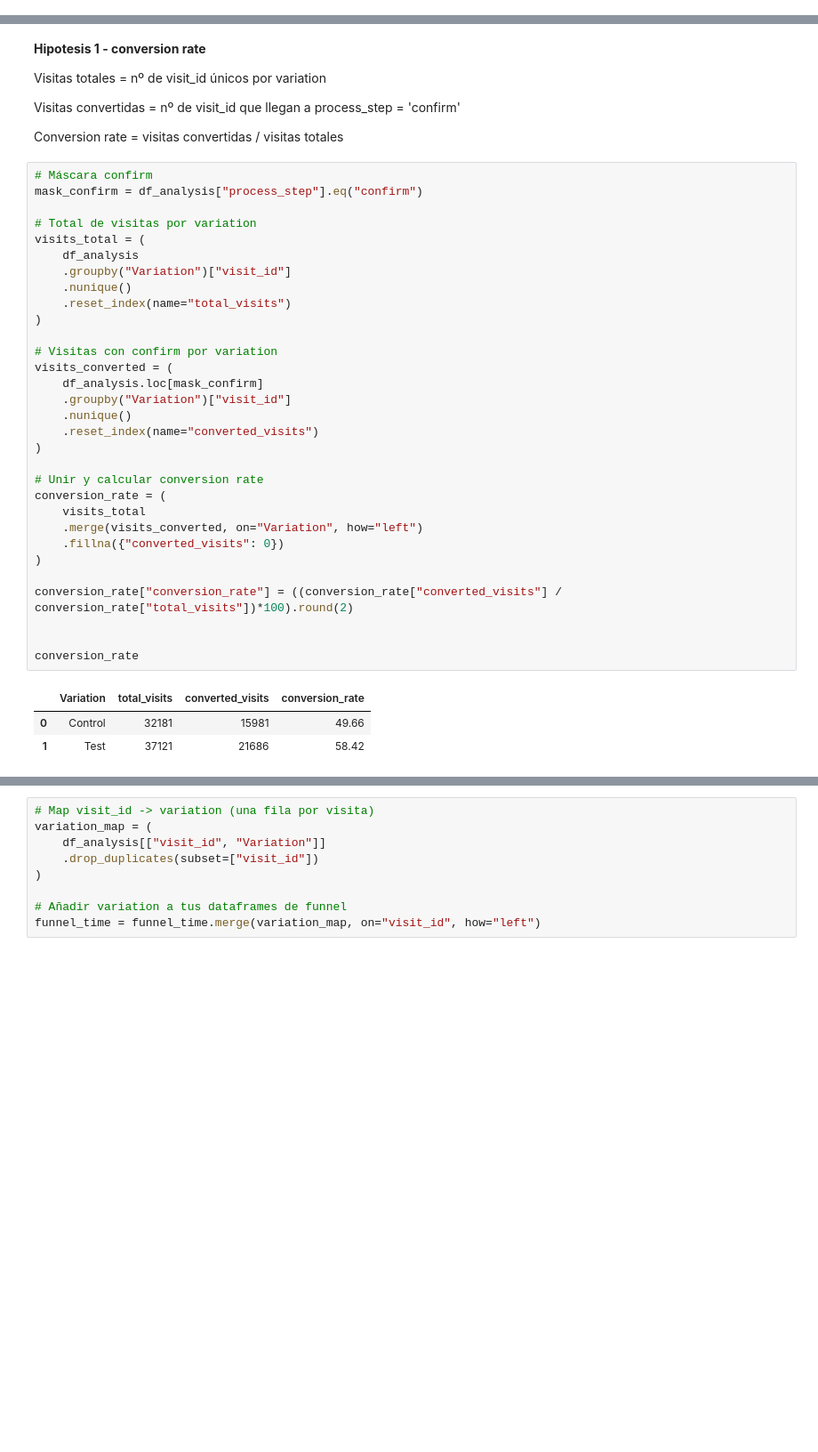
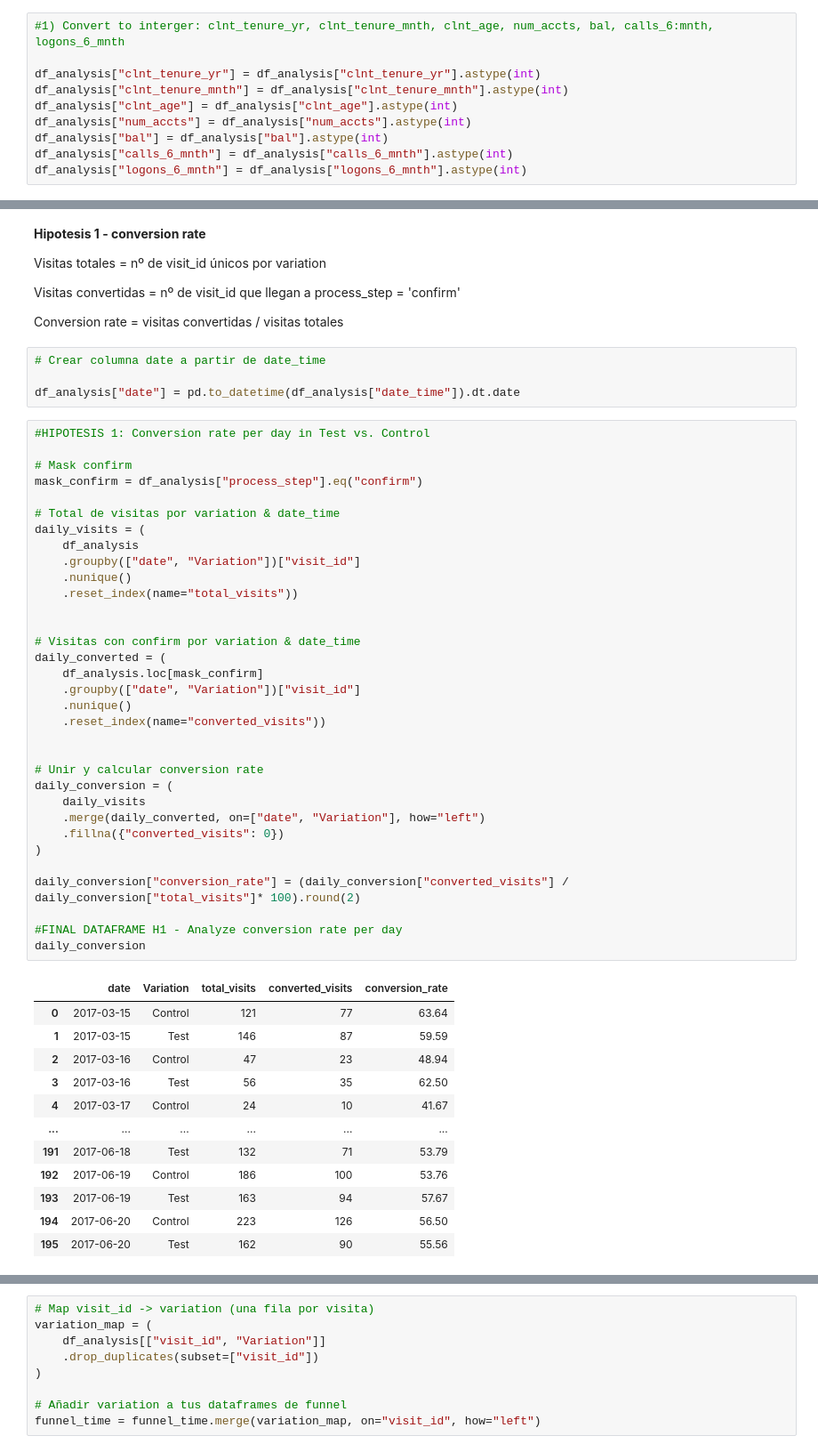
Before and after one commit to marlene-alcobendas/Project5_ABtesting_PowerBI, a Jupyter notebook: ABtesting.ipynb, the cells around one changed output, grey strips where cells are left out. Shown at 89% size. Saved outputs shown, nothing was run; the diff lists cells and outputs as text; blank space fills up the shorter version.

Commit message:
Hipotesis 1, 2 & 4

```diff
--- a/ABtesting.ipynb
+++ b/ABtesting.ipynb
@@ -210,0 +218,10 @@ dtype: object
+# %%
+#1) Convert to interger: clnt_tenure_yr, clnt_tenure_mnth, clnt_age, num_accts, bal, calls_6:mnth, logons_6_mnth
+
+df_analysis["clnt_tenure_yr"] = df_analysis["clnt_tenure_yr"].astype(int)
+df_analysis["clnt_tenure_mnth"] = df_analysis["clnt_tenure_mnth"].astype(int)
+df_analysis["clnt_age"] = df_analysis["clnt_age"].astype(int)
+df_analysis["num_accts"] = df_analysis["num_accts"].astype(int)
+df_analysis["bal"] = df_analysis["bal"].astype(int)
+df_analysis["calls_6_mnth"] = df_analysis["calls_6_mnth"].astype(int)
+df_analysis["logons_6_mnth"] = df_analysis["logons_6_mnth"].astype(int)
@@ -416,38 +500,53 @@ Visitas totales = nº de visit_id únicos por variation
 Visitas convertidas = nº de visit_id que llegan a process_step = 'confirm'
 
 Conversion rate = visitas convertidas / visitas totales
+# %%
+# Crear columna date a partir de date_time
+
+df_analysis["date"] = pd.to_datetime(df_analysis["date_time"]).dt.date
 # %%
-# Máscara confirm
+#HIPOTESIS 1: Conversion rate per day in Test vs. Control
+
+# Mask confirm
 mask_confirm = df_analysis["process_step"].eq("confirm")
 
-# Total de visitas por variation
-visits_total = (
+# Total de visitas por variation & date_time
+daily_visits = (
     df_analysis
-    .groupby("Variation")["visit_id"]
+    .groupby(["date", "Variation"])["visit_id"]
     .nunique()
-    .reset_index(name="total_visits")
-)
+    .reset_index(name="total_visits"))
 
-# Visitas con confirm por variation
-visits_converted = (
+
+# Visitas con confirm por variation & date_time
+daily_converted = (
     df_analysis.loc[mask_confirm]
-    .groupby("Variation")["visit_id"]
+    .groupby(["date", "Variation"])["visit_id"]
     .nunique()
-    .reset_index(name="converted_visits")
-)
+    .reset_index(name="converted_visits"))
+
 
 # Unir y calcular conversion rate
-conversion_rate = (
-    visits_total
-    .merge(visits_converted, on="Variation", how="left")
+daily_conversion = (
+    daily_visits
+    .merge(daily_converted, on=["date", "Variation"], how="left")
     .fillna({"converted_visits": 0})
 )
 
-conversion_rate["conversion_rate"] = ((conversion_rate["converted_visits"] / conversion_rate["total_visits"])*100).round(2)
+daily_conversion["conversion_rate"] = (daily_conversion["converted_visits"] / daily_conversion["total_visits"]* 100).round(2)
 
-
-conversion_rate
+#FINAL DATAFRAME H1 - Analyze conversion rate per day
+daily_conversion
 # %% [output]
-|  | Variation | total_visits | converted_visits | conversion_rate |
-| 0 | Control | 32181 | 15981 | 49.66 |
-| 1 | Test | 37121 | 21686 | 58.42 |
+|  | date | Variation | total_visits | converted_visits | conversion_rate |
+| 0 | 2017-03-15 | Control | 121 | 77 | 63.64 |
+| 1 | 2017-03-15 | Test | 146 | 87 | 59.59 |
+| 2 | 2017-03-16 | Control | 47 | 23 | 48.94 |
+| 3 | 2017-03-16 | Test | 56 | 35 | 62.50 |
+| 4 | 2017-03-17 | Control | 24 | 10 | 41.67 |
+| ... | ... | ... | ... | ... | ... |
+| 191 | 2017-06-18 | Test | 132 | 71 | 53.79 |
+| 192 | 2017-06-19 | Control | 186 | 100 | 53.76 |
+| 193 | 2017-06-19 | Test | 163 | 94 | 57.67 |
+| 194 | 2017-06-20 | Control | 223 | 126 | 56.50 |
+| 195 | 2017-06-20 | Test | 162 | 90 | 55.56 |
```
Also changed, not shown: parts of 39 cells of this notebook, 1 other file.
